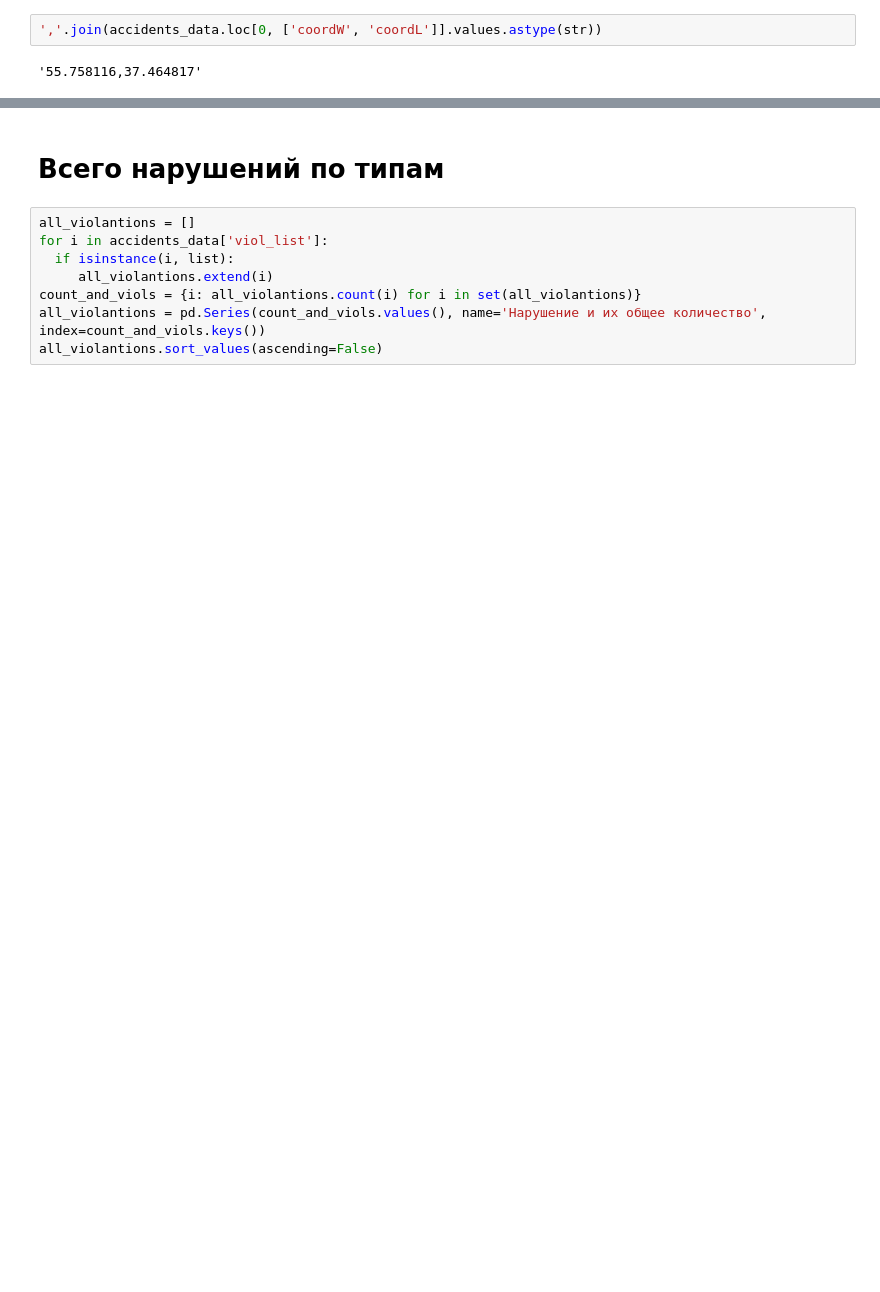
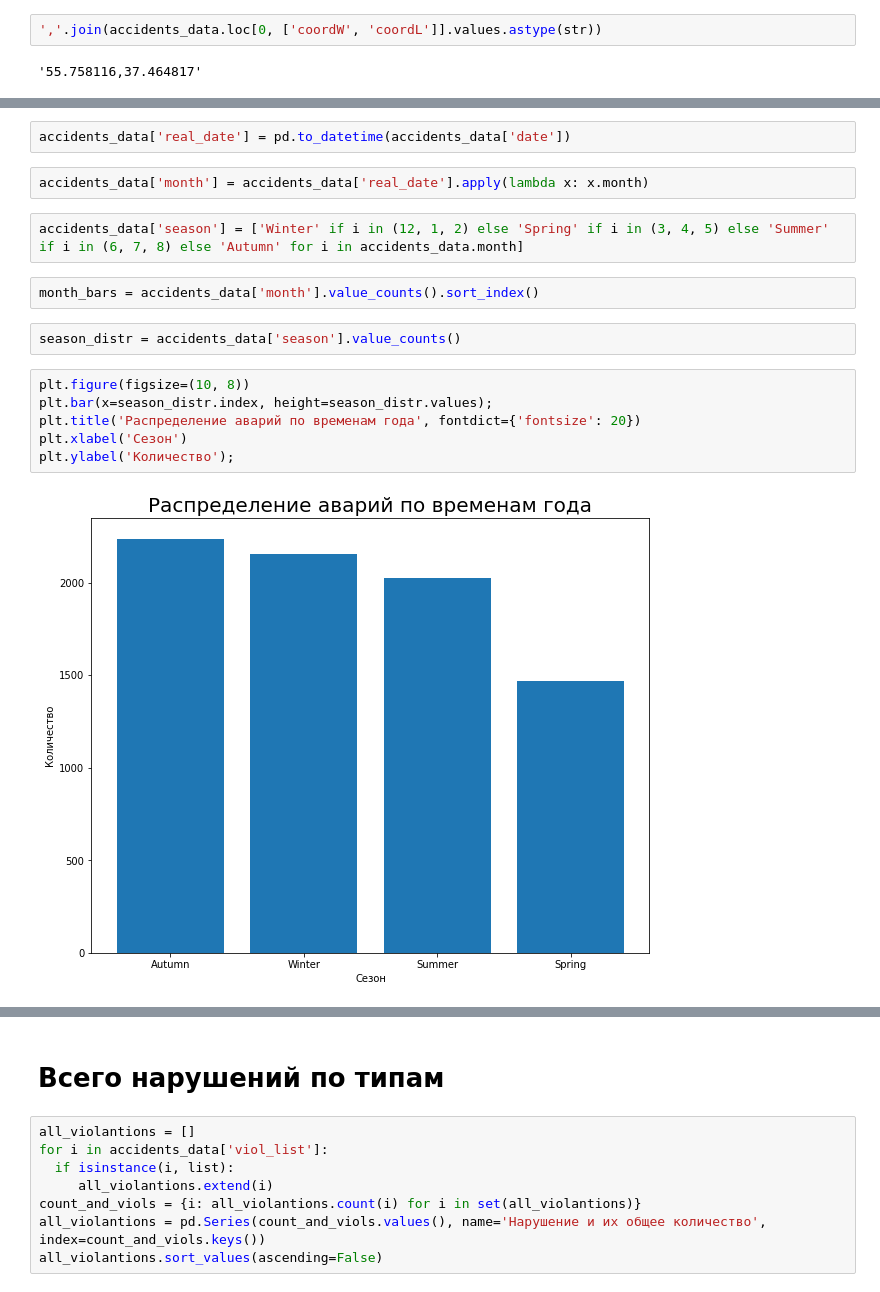
Before and after one commit to ovad4221/Accident_prediction_system, a Jupyter notebook: Exploration_of_road_accidents.ipynb, the cells around one changed output, grey strips where cells are left out. Drawn from its saved outputs; the diff is of its cells as text; blank space fills up the shorter version.

```diff
--- a/Exploration_of_road_accidents.ipynb
+++ b/Exploration_of_road_accidents.ipynb
@@ -144,0 +121,18 @@ Name: date, dtype: int64
+# %%
+accidents_data['real_date'] = pd.to_datetime(accidents_data['date'])
+# %%
+accidents_data['month'] = accidents_data['real_date'].apply(lambda x: x.month)
+# %%
+accidents_data['season'] = ['Winter' if i in (12, 1, 2) else 'Spring' if i in (3, 4, 5) else 'Summer' if i in (6, 7, 8) else 'Autumn' for i in accidents_data.month]
+# %%
+month_bars = accidents_data['month'].value_counts().sort_index()
+# %%
+season_distr = accidents_data['season'].value_counts()
+# %%
+plt.figure(figsize=(10, 8))
+plt.bar(x=season_distr.index, height=season_distr.values);
+plt.title('Распределение аварий по временам года', fontdict={'fontsize': 20})
+plt.xlabel('Сезон')
+plt.ylabel('Количество');
+# %% [output]
+[figure, added]
```
Also changed, not shown: parts of 44 cells of this notebook.
